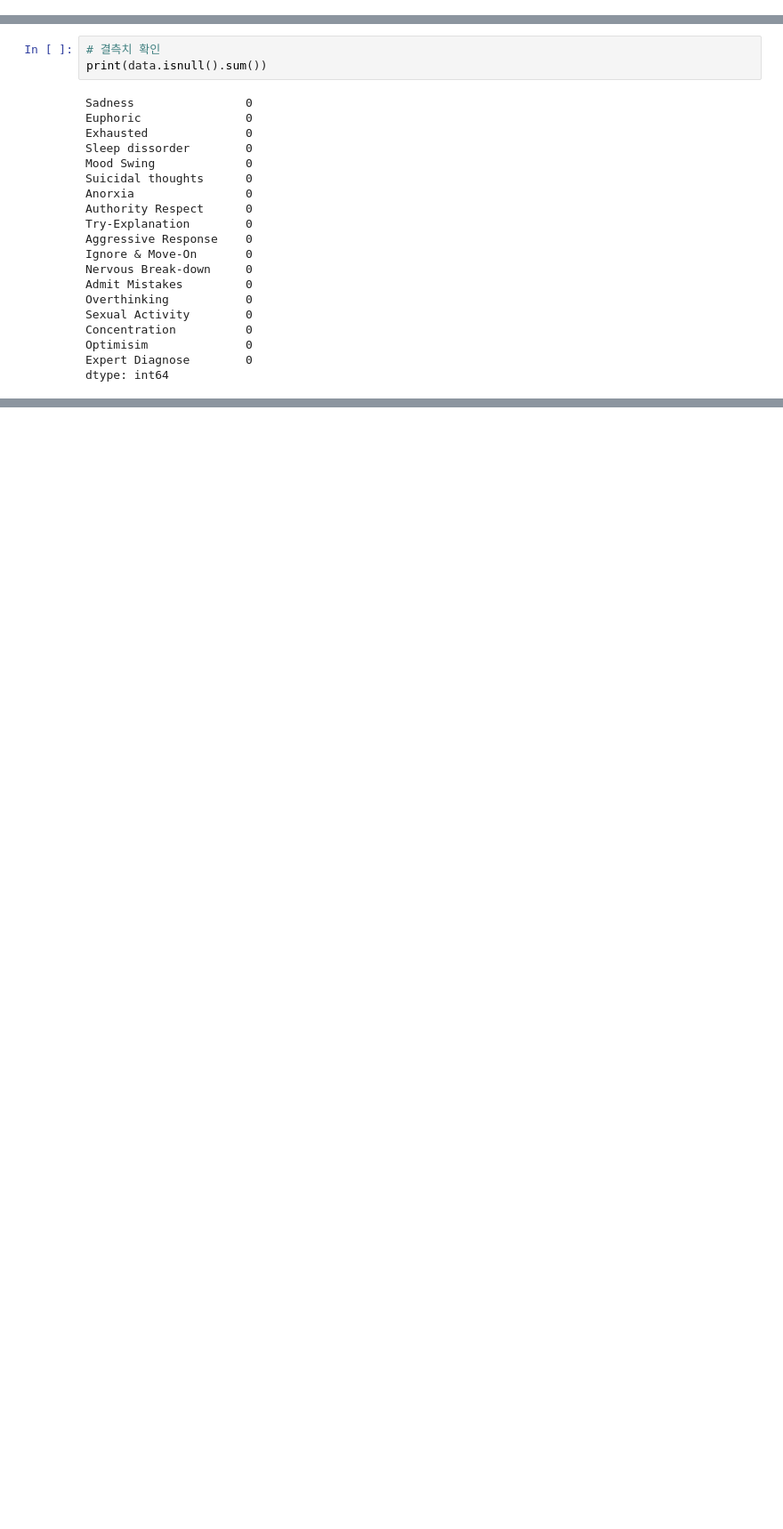
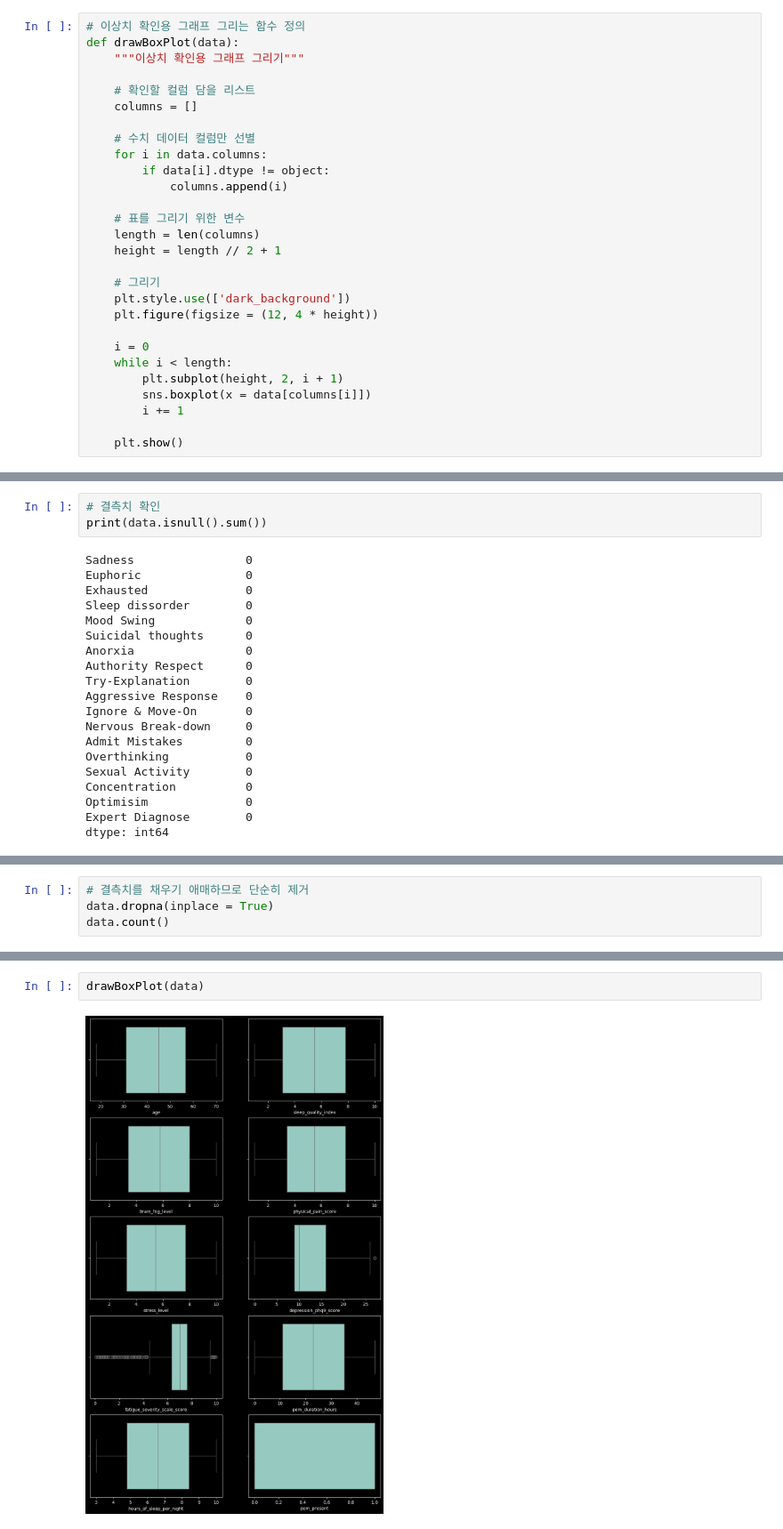
Before and after one commit to good0neighbour/ESTCampAI, a Jupyter notebook: 팀 활동/정형프로젝트/정신질환 분석.ipynb, the cells around one changed output, grey strips where cells are left out. Shown at 89% size. Saved outputs shown, nothing was run; the diff lists cells and outputs as text; blank space fills up the shorter version.

```diff
--- a/팀 활동/정형프로젝트/정신질환 분석.ipynb
+++ b/팀 활동/정형프로젝트/정신질환 분석.ipynb
@@ -2,0 +166,28 @@
+# %%
+# 이상치 확인용 그래프 그리는 함수 정의
+def drawBoxPlot(data):
+    """이상치 확인용 그래프 그리기"""
+
+    # 확인할 컬럼 담을 리스트
+    columns = []
+
+    # 수치 데이터 컬럼만 선별
+    for i in data.columns:
+        if data[i].dtype != object:
+            columns.append(i)
+
+    # 표를 그리기 위한 변수
+    length = len(columns)
+    height = length // 2 + 1
+
+    # 그리기
+    plt.style.use(['dark_background'])
+    plt.figure(figsize = (12, 4 * height))
+
+    i = 0
+    while i < length:
+        plt.subplot(height, 2, i + 1)
+        sns.boxplot(x = data[columns[i]])
+        i += 1
+
+    plt.show()
@@ -181,0 +1016,4 @@ data
+# %%
+# 결측치를 채우기 애매하므로 단순히 제거
+data.dropna(inplace = True)
+data.count()
@@ -181,0 +1040,4 @@ data
+# %%
+drawBoxPlot(data)
+# %% [output]
+[figure, added]
```
Also changed, not shown: parts of 202 cells of this notebook, 21 other files.
